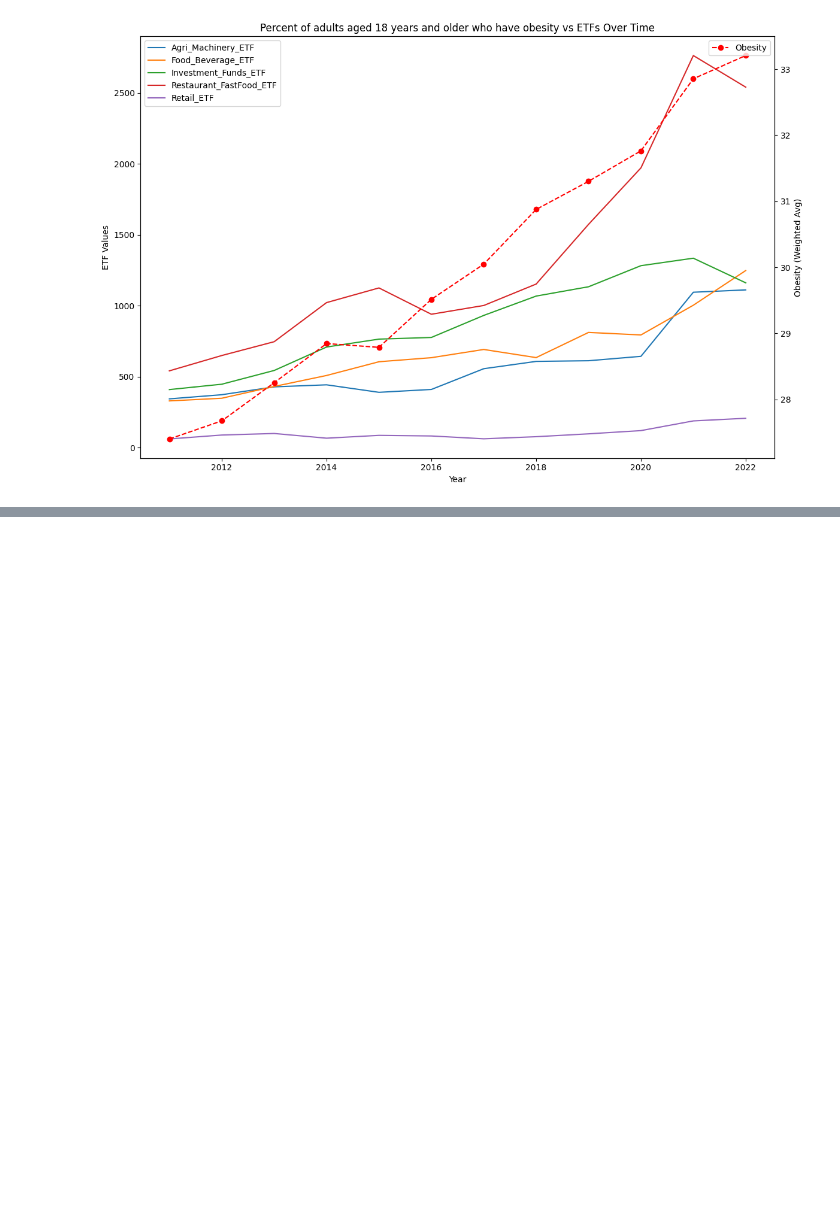
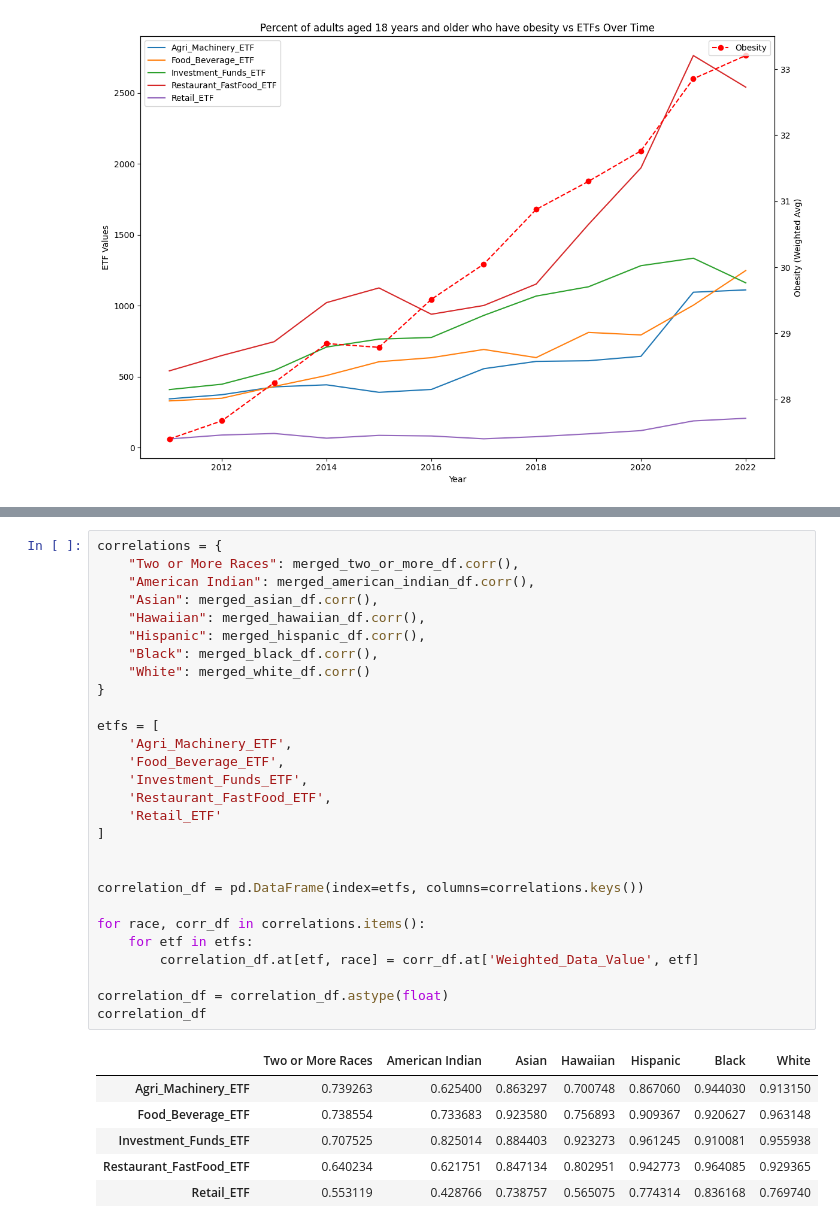
Before and after one commit to TonyZhang2004/Citadel-Summer-Datathon, a Jupyter notebook: EDA/synth_etf_corr.ipynb, the cells around one changed output, grey strips where cells are left out. Saved outputs shown, nothing was run; the diff lists cells and outputs as text; blank space fills up the shorter version.

```diff
--- a/EDA/synth_etf_corr.ipynb
+++ b/EDA/synth_etf_corr.ipynb
@@ -315,0 +396,35 @@ plt.show()
+# %%
+correlations = {
+    "Two or More Races": merged_two_or_more_df.corr(),
+    "American Indian": merged_american_indian_df.corr(),
+    "Asian": merged_asian_df.corr(),
+    "Hawaiian": merged_hawaiian_df.corr(),
+    "Hispanic": merged_hispanic_df.corr(),
+    "Black": merged_black_df.corr(),
+    "White": merged_white_df.corr()
+}
+
+etfs = [
+    'Agri_Machinery_ETF',
+    'Food_Beverage_ETF',
+    'Investment_Funds_ETF',
+    'Restaurant_FastFood_ETF',
+    'Retail_ETF'
+]
+
+
+correlation_df = pd.DataFrame(index=etfs, columns=correlations.keys())
+
+for race, corr_df in correlations.items():
+    for etf in etfs:
+        correlation_df.at[etf, race] = corr_df.at['Weighted_Data_Value', etf]
+
+correlation_df = correlation_df.astype(float)
+correlation_df
+# %% [output]
+|  | Two or More Races | American Indian | Asian | Hawaiian | Hispanic | Black | White |
+| Agri_Machinery_ETF | 0.739263 | 0.625400 | 0.863297 | 0.700748 | 0.867060 | 0.944030 | 0.913150 |
+| Food_Beverage_ETF | 0.738554 | 0.733683 | 0.923580 | 0.756893 | 0.909367 | 0.920627 | 0.963148 |
+| Investment_Funds_ETF | 0.707525 | 0.825014 | 0.884403 | 0.923273 | 0.961245 | 0.910081 | 0.955938 |
+| Restaurant_FastFood_ETF | 0.640234 | 0.621751 | 0.847134 | 0.802951 | 0.942773 | 0.964085 | 0.929365 |
+| Retail_ETF | 0.553119 | 0.428766 | 0.738757 | 0.565075 | 0.774314 | 0.836168 | 0.769740 |
```
Also changed, not shown: parts of 7 cells of this notebook.
